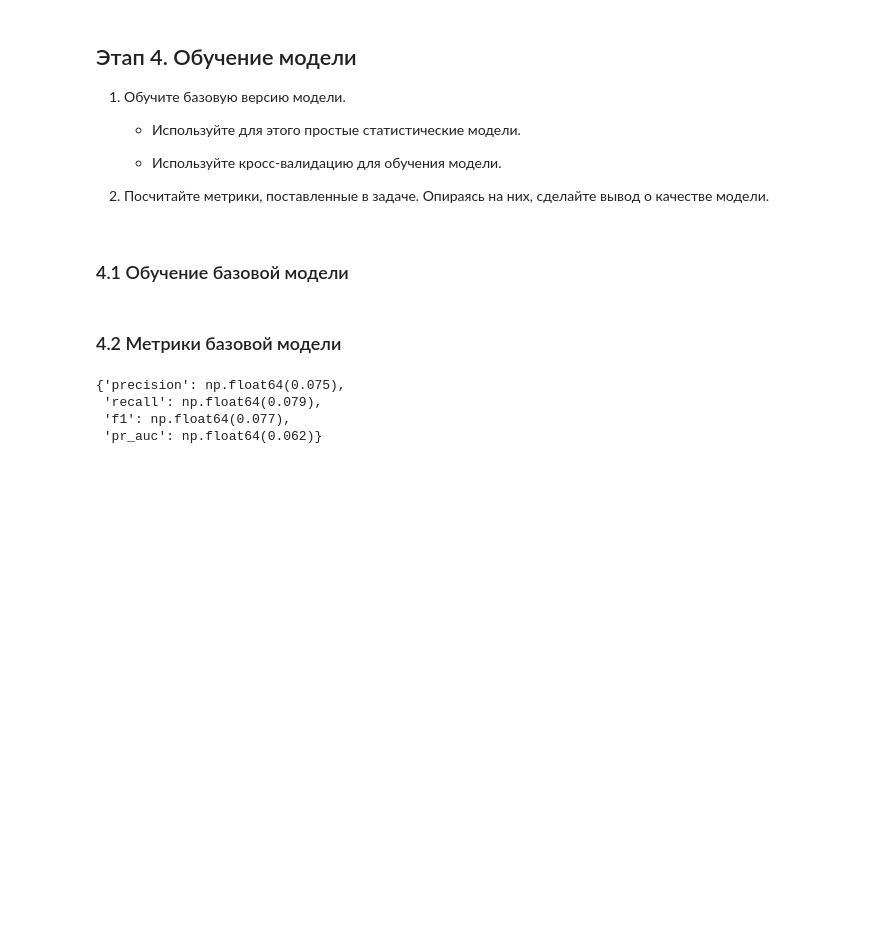
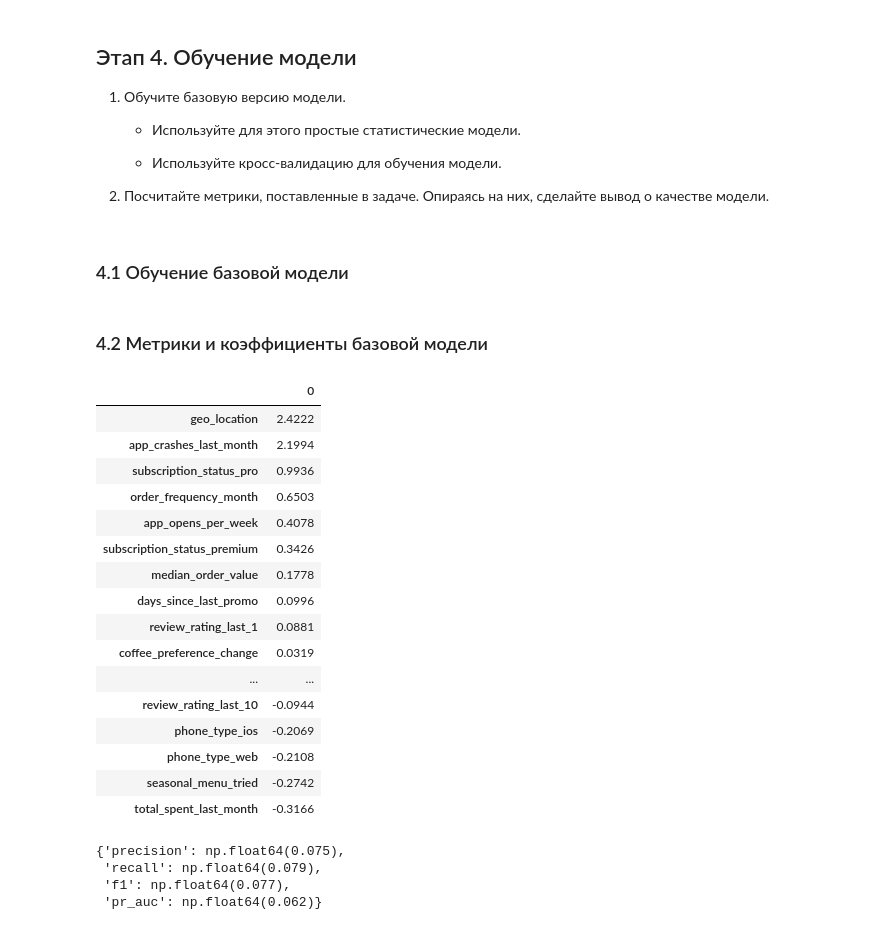
Before and after one commit to TemaQDX/project_happy_coffe_beans, a Jupyter notebook: happy_coffee_beans_project_sprint_11_Artem_Burov.ipynb, the cells around one changed output. Cells and saved outputs as stored; diff of their text form; code cells hidden in the pictures; blank space fills up the shorter version.

Commit message:
baseline_plus_coefs

```diff
--- a/happy_coffee_beans_project_sprint_11_Artem_Burov.ipynb
+++ b/happy_coffee_beans_project_sprint_11_Artem_Burov.ipynb
@@ -1409,14 +1409,45 @@ cv_dummy = cross_validate(
 )
 
 cv_results = cross_validate(
-        estimator=full_pipeline,
-        X=X_train_val,
-        y=y_train_val,
-        scoring=scoring,
-        cv=kfold
+    estimator=full_pipeline,
+    X=X_train_val,
+    y=y_train_val,
+    scoring=scoring,
+    cv=kfold,
+    return_estimator=True
     )
 # %% [markdown]
-### 4.2 Метрики базовой модели
+### 4.2 Метрики и коэффициенты базовой модели
+# %%
+all_coefficients = []
+for i, estimator in enumerate(cv_results['estimator']):
+    logreg = estimator.named_steps['classifier']
+    coefs = logreg.coef_[0]
+    all_coefficients.append(coefs)
+
+# Анализ — аналогично способу 2
+coef_array = np.array(all_coefficients)
+mean_coef = np.mean(coef_array, axis=0)
+# %%
+pd.DataFrame([mean_coef.round(4)], columns=all_names).T.sort_values(by=0, ascending=False)
+# %% [output]
+|  | 0 |
+| geo_location | 2.4222 |
+| app_crashes_last_month | 2.1994 |
+| subscription_status_pro | 0.9936 |
+| order_frequency_month | 0.6503 |
+| app_opens_per_week | 0.4078 |
+| subscription_status_premium | 0.3426 |
+| median_order_value | 0.1778 |
+| days_since_last_promo | 0.0996 |
+| review_rating_last_1 | 0.0881 |
+| coffee_preference_change | 0.0319 |
+| ... | ... |
+| review_rating_last_10 | -0.0944 |
+| phone_type_ios | -0.2069 |
+| phone_type_web | -0.2108 |
+| seasonal_menu_tried | -0.2742 |
+| total_spent_last_month | -0.3166 |
 # %%
 cv_dummy_means = {
     'precision': cv_dummy['test_precision'].mean().round(3),
```
Also changed, not shown: parts of 1 cell of this notebook.
